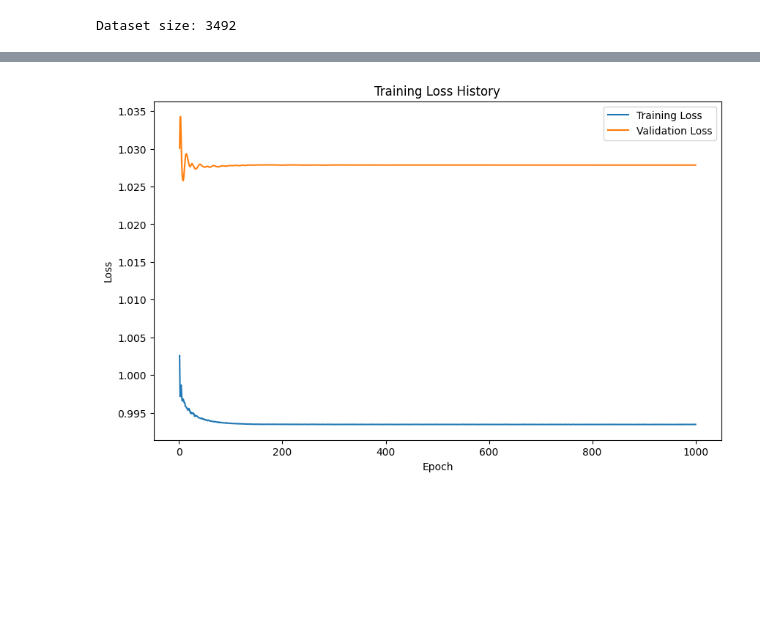
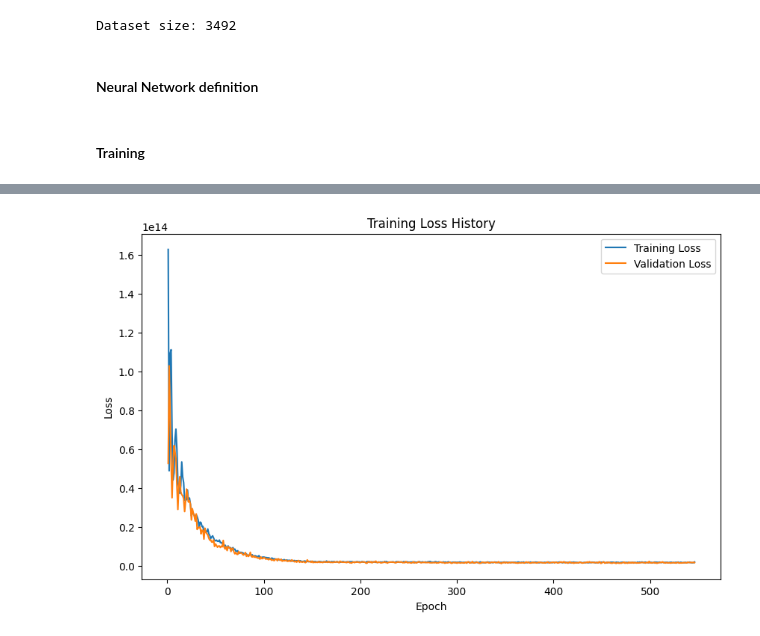
Before and after one commit to JackBstn/Chronos_multivariate, a Jupyter notebook: mv_chronos.ipynb, the cells around one changed output, grey strips where cells are left out. Cells and saved outputs as stored; diff of their text form; code cells hidden in the pictures; blank space fills up the shorter version.

```diff
--- a/mv_chronos.ipynb
+++ b/mv_chronos.ipynb
@@ -116,11 +121,12 @@ data = yf.download(symbol, start="2010-01-01", end="2023-12-31", progress=False)
 
 # Usa tutte le colonne come covariate
 df = data.reset_index()
-covariates = df[["Open", "High", "Low", "Volume"]].values  # Usa tutte le covariate
+covariates = df[["Open", "High", "Low", "Volume", "Close"]].values  # Usa tutte le covariate
+# covariates = df[["Close"]].values # TODO: TESTA CON SOLO LA CLOSE, BARANDO
 close_prices = df["Close"].values  # Variabile risposta
 
 # Finestra mobile per generare il dataset
-def generate_dataset_with_chronos(covariates, close_prices, pipeline, window_size=30):
+def generate_dataset_with_chronos(covariates, close_prices, pipeline, window_size=100):
     X = []
     Y = []
     for t in range(len(covariates) - window_size):
@@ -150,12 +156,12 @@ X, Y = generate_dataset_with_chronos(covariates, close_prices, pipeline)
 print(f"Dataset size: {len(X)}")
 
 # Normalizza covariate
-scaler_x = StandardScaler()
-X = scaler_x.fit_transform(X)
+# scaler_x = StandardScaler()
+# X = scaler_x.fit_transform(X)
 
 # Normalizza variabile risposta
-scaler_y = StandardScaler()
-Y = scaler_y.fit_transform(Y)
+# scaler_y = StandardScaler()
+# Y = scaler_y.fit_transform(Y)
 
 # Dividi i dati in training e validation
 X_train_split, X_val_split, Y_train_split, Y_val_split = train_test_split(X, Y, test_size=0.2, random_state=seed)
@@ -167,6 +173,8 @@ Y_train_split = torch.tensor(Y_train_split, dtype=torch.float32).unsqueeze(1)  #
 Y_val_split = torch.tensor(Y_val_split, dtype=torch.float32).unsqueeze(1)  # Aggiungi dimensione target
 # %% [output]
 Dataset size: 3492
+# %% [markdown]
+#### Neural Network definition
 # %%
 import torch.nn as nn
 
@@ -191,11 +199,13 @@ LR = 0.001 # Initial learning rate
 WEIGHT_DECAY = 4e-5 # Regularization
 STEP_SIZE = [150, 300, 600] # Number of epochs before decreasing LR
 GAMMA = 0.1 # Multiplicative factor for learning rate step-down
+# %% [markdown]
+#### Training
 # %%
 from torch.optim.lr_scheduler import MultiStepLR
 
 # Configurazione
-input_size = .shape[1]  # Numero di feature
+input_size = X.shape[1]  # Numero di feature
 hidden_size_1 = 128  # Numero di unità nascoste
 hidden_size_2 = 64  # Numero di unità nascoste
 output_size = 1  # Prezzo di chiusura predetto
@@ -208,15 +218,15 @@ scheduler = MultiStepLR(optimizer, milestones=STEP_SIZE, gamma=GAMMA)
 
 # Early stopping
 best_loss = float("inf")
-patience = 20000  # Numero massimo di epoche senza miglioramenti
+patience = 200  # Numero massimo di epoche senza miglioramenti
 patience_counter = 0
 
 loss_history = []
 loss_history_val = []
 
+model.train()
 num_epochs = 1000
 for epoch in range(num_epochs):
-    model.train()
     optimizer.zero_grad()
 
     # Forward pass sul training set
@@ -229,9 +239,8 @@ for epoch in range(num_epochs):
 
     loss_history.append(loss.item())
 
-
     # Valutazione sul validation set
-    model.eval()
+    # model.eval()
     with torch.no_grad():
         val_predictions = model(X_val_split)
         val_loss = criterion(val_predictions, Y_val_split)
@@ -243,7 +252,7 @@ for epoch in range(num_epochs):
     current_lr = optimizer.param_groups[0]['lr']
 
     if epoch % 20 == 0:
-      print(f"Epoch {epoch+1}/{num_epochs} (LR={current_lr}), Testing Loss: {loss.item():.4f}, Validation Loss: {val_loss.item():.4f}")
+      print(f"Epoch {epoch}/{num_epochs} (LR={current_lr}), Testing Loss: {loss.item():.4f}, Validation Loss: {val_loss.item():.4f}")
 
     # Early Stopping
     if val_loss.item() < best_loss:
@@ -288 +297 @@ Epoch 981/1000 (LR=1.0000000000000002e-06), Testing Loss: 0.9935, Validation Los
-[figure, old version]
+[figure, new version]
```
Also changed, not shown: parts of 9 cells of this notebook.
